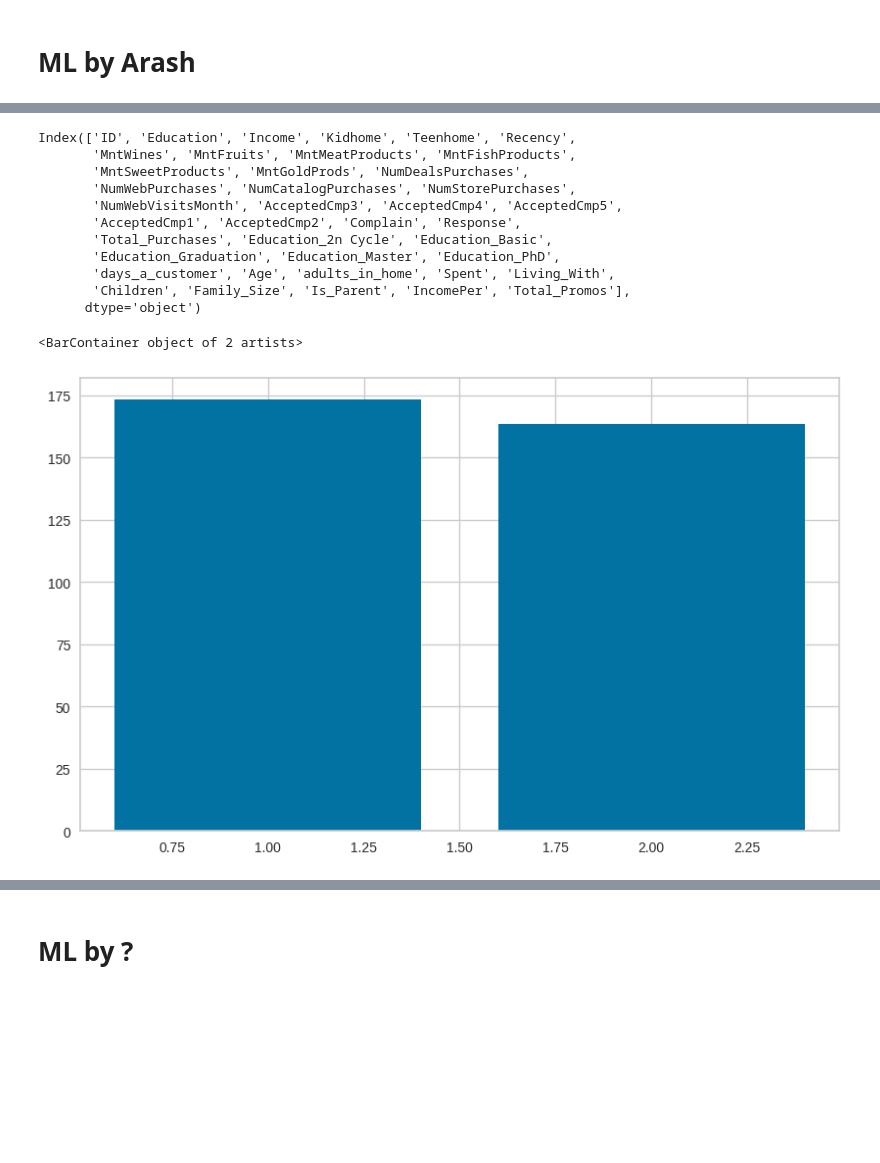
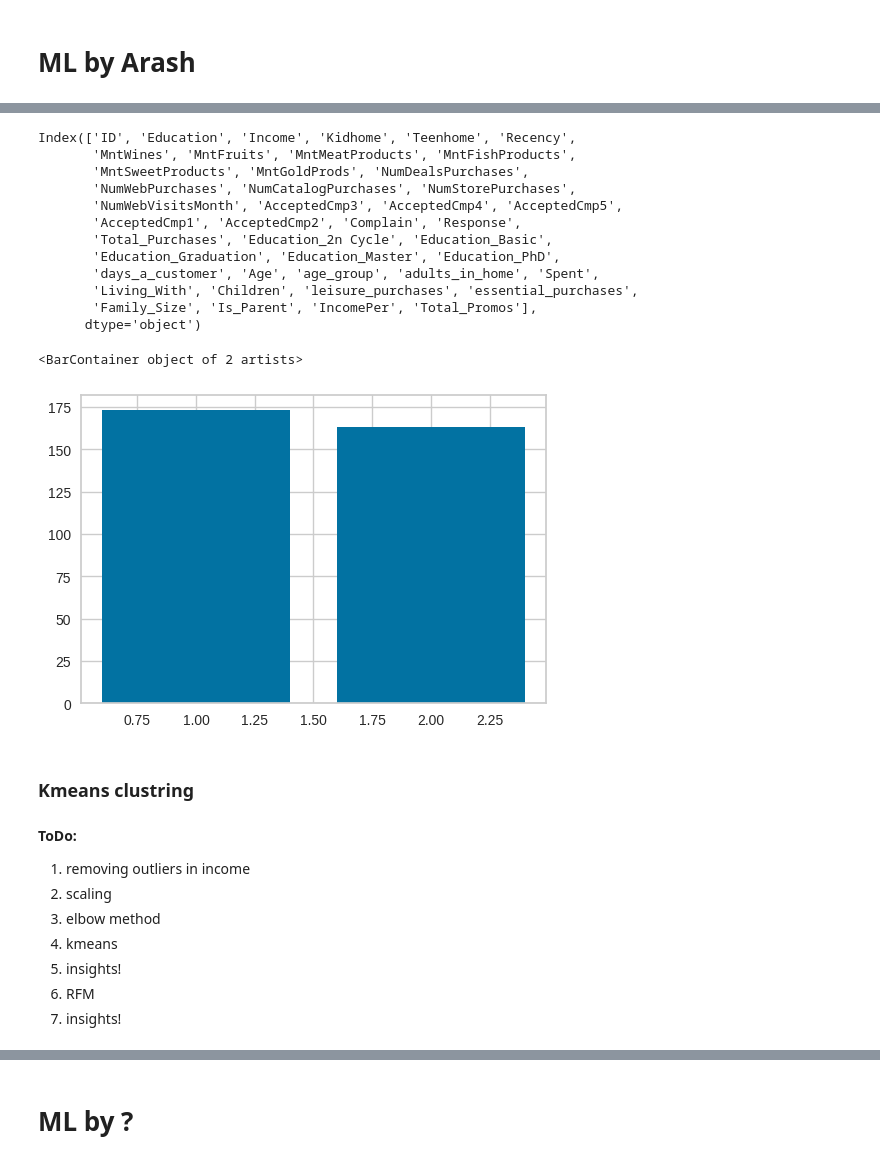
Before and after one commit to Mobusshar/data-mining-project-msc-oulu-2024, a Jupyter notebook: main_code.ipynb, the cells around one changed output, grey strips where cells are left out. Saved outputs shown, nothing was run; the diff lists cells and outputs as text; code cells hidden in the pictures; blank space fills up the shorter version.

```diff
--- a/main_code.ipynb
+++ b/main_code.ipynb
@@ -300,3 +316,8 @@ df["Age"] = 2020-df["Year_Birth"]
+# %%
+#Arash: creating age-group
+df.loc[df['Age']<40, 'age_group'] = 1 # young adults customers
+df.loc[df['Age'].between(40,60), 'age_group'] = 2 # middle age
+df.loc[df['Age']>39, 'age_group'] = 3 # old
 # %%
 #Arash: creating marital status dictionary and replacing values in data frame?
 unique_marital_strings = list(df['Marital_Status'].unique())
@@ -351,6 +374,10 @@ df["Children"]=df["Kidhome"]+df["Teenhome"]
 # %%
 #Add by Taufiq: feature = Total Number of Purchases a single customer make
 df['Total_Purchases'] = df[['NumWebPurchases', 'NumCatalogPurchases', 'NumStorePurchases', 'NumDealsPurchases']].sum(axis=1)
+# %%
+#Arash: New attribute for leisure and essential products
+df['leisure_purchases'] = df[['MntWines', 'MntSweetProducts', 'MntGoldProds']].sum(axis=1)
+df['essential_purchases'] = df[['MntFruits', 'MntMeatProducts', 'MntFishProducts']].sum(axis=1)
 # %%
 df["Family_Size"] = df["Living_With"].replace({"Alone": 1, "Partner":2})+ df["Children"]
 # %%
@@ -745,15 +759,27 @@ Index(['ID', 'Education', 'Income', 'Kidhome', 'Teenhome', 'Recency',
        'AcceptedCmp1', 'AcceptedCmp2', 'Complain', 'Response',
        'Total_Purchases', 'Education_2n Cycle', 'Education_Basic',
        'Education_Graduation', 'Education_Master', 'Education_PhD',
-       'days_a_customer', 'Age', 'adults_in_home', 'Spent', 'Living_With',
-       'Children', 'Family_Size', 'Is_Parent', 'IncomePer', 'Total_Promos'],
+       'days_a_customer', 'Age', 'age_group', 'adults_in_home', 'Spent',
+       'Living_With', 'Children', 'leisure_purchases', 'essential_purchases',
+       'Family_Size', 'Is_Parent', 'IncomePer', 'Total_Promos'],
       dtype='object')
 # %%
 income_mean = df01.groupby('adults_in_home')['MntMeatProducts'].mean()
-plt.figure(figsize=(10,6))
+plt.figure(figsize=(6,4))
 plt.bar(income_mean.index, income_mean.values)
 # %% [output]
 <BarContainer object of 2 artists>
-[figure, old version]
+[figure, new version]
+# %% [markdown]
+### Kmeans clustring
+# %% [markdown]
+**ToDo:**
+1. removing outliers in income
+2. scaling
+3. elbow method
+4. kmeans
+5. insights!
+6. RFM
+7. insights!
 # %%
 selected_attributes_01 = ['IncomePer', 'Kidhome','Teenhome','Spent','Children','Family_Size','MntWines', 'MntFruits', 'MntMeatProducts', 'MntFishProducts',
```
Also changed, not shown: parts of 44 cells of this notebook.
